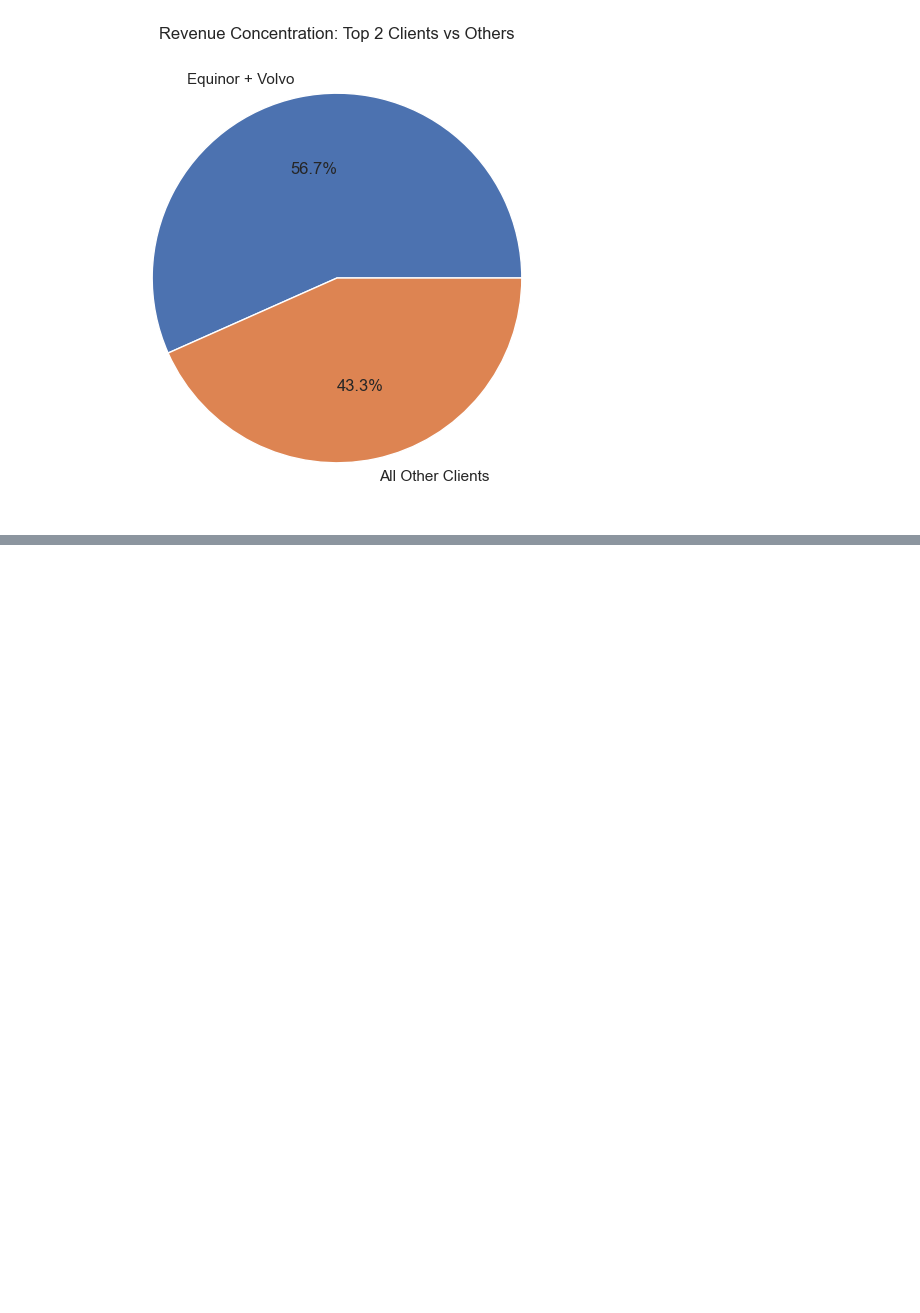
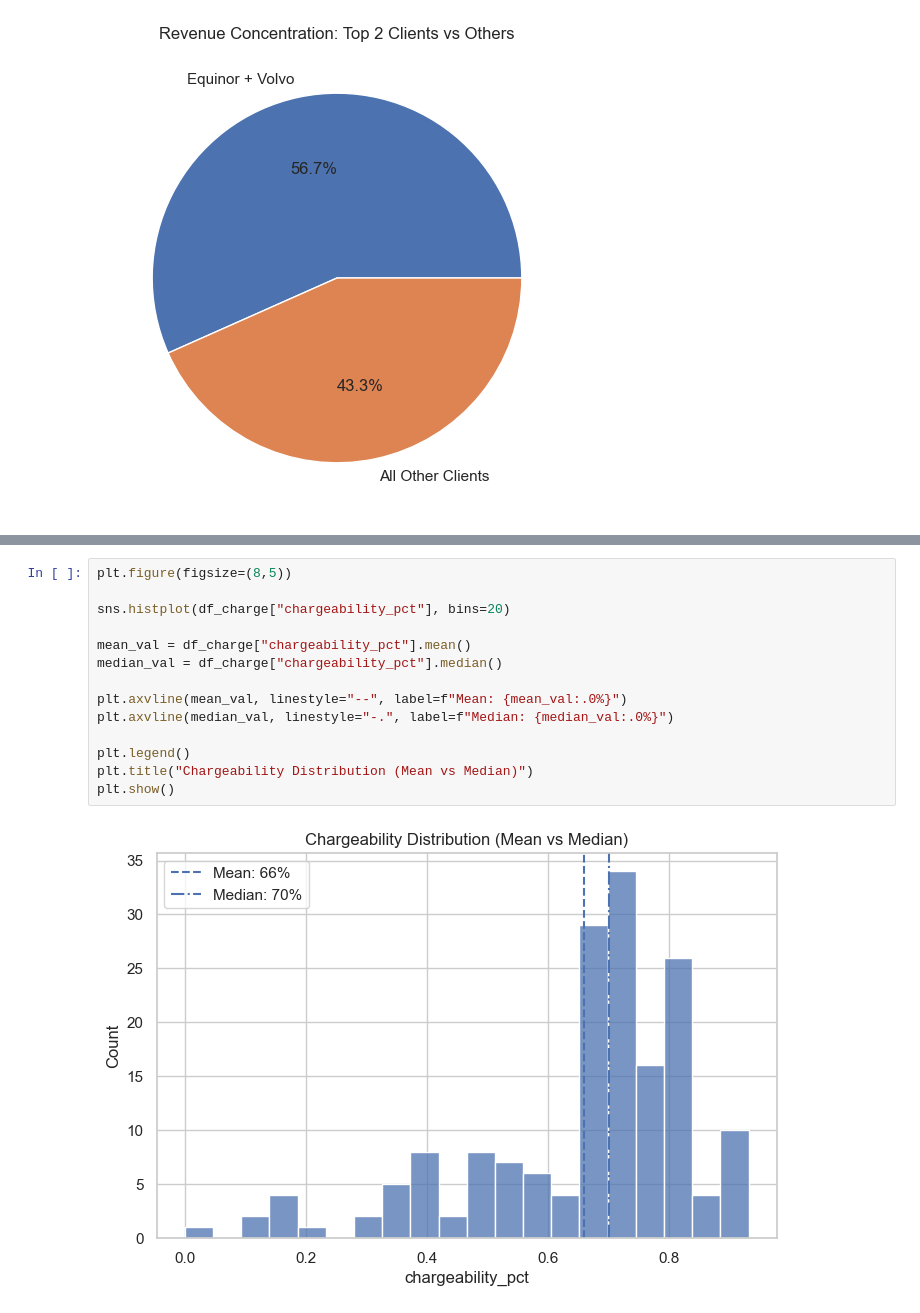
Before and after one commit to menerig/Curamando_trainee, a Jupyter notebook: eda_case.ipynb, the cells around one changed output, grey strips where cells are left out. Drawn from its saved outputs; the diff is of its cells as text; blank space fills up the shorter version.

```diff
--- a/eda_case.ipynb
+++ b/eda_case.ipynb
@@ -748,0 +780,16 @@ df_opco
+# %%
+plt.figure(figsize=(8,5))
+
+sns.histplot(df_charge["chargeability_pct"], bins=20)
+
+mean_val = df_charge["chargeability_pct"].mean()
+median_val = df_charge["chargeability_pct"].median()
+
+plt.axvline(mean_val, linestyle="--", label=f"Mean: {mean_val:.0%}")
+plt.axvline(median_val, linestyle="-.", label=f"Median: {median_val:.0%}")
+
+plt.legend()
+plt.title("Chargeability Distribution (Mean vs Median)")
+plt.show()
+# %% [output]
+[figure, added]
```
Also changed, not shown: parts of 18 cells of this notebook, 1 other file.
